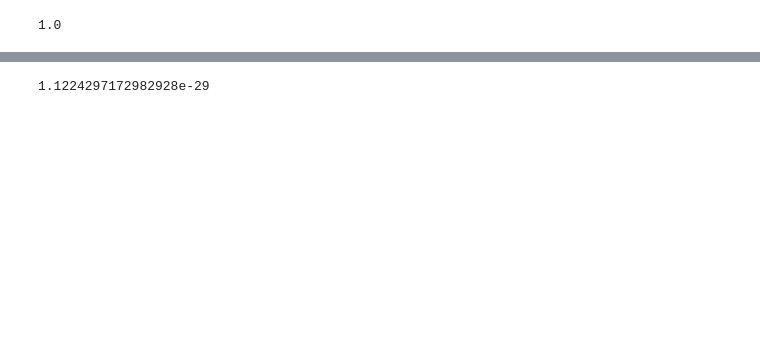
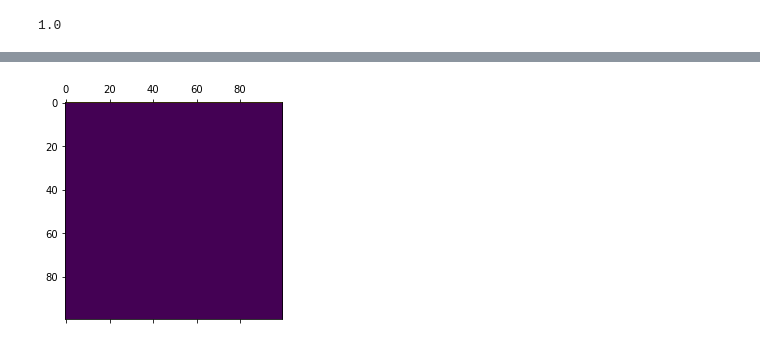
Before and after one commit to karellempes/ScieComp, a Jupyter notebook: Assignment 1/1.2 Time dependent Diffusion Equation.ipynb, the cells around one changed output, grey strips where cells are left out. Cells and saved outputs as stored; diff of their text form; code cells hidden in the pictures; blank space fills up the shorter version.

```diff
--- a/Assignment 1/1.2 Time dependent Diffusion Equation.ipynb
+++ b/Assignment 1/1.2 Time dependent Diffusion Equation.ipynb
@@ -59,7 +72,8 @@ def analytic(Y, t, t_max, D):
         c = c + sp.erfc(Z_neg) - sp.erfc(Z_pos)
 #         print( sp.erfc(Z_neg), sp.erfc(Z_pos))
     return c
-# %%
-analytic(0.20, 100, 1000, D)
-# %% [output]
-1.1224297172982928e-29
+# %%
+fig, ax = plt.subplots()
+grid = ax.matshow(init(N))
+# %% [output]
+[figure, added]
```
Also changed, not shown: parts of 4 cells of this notebook, 1 other file.
